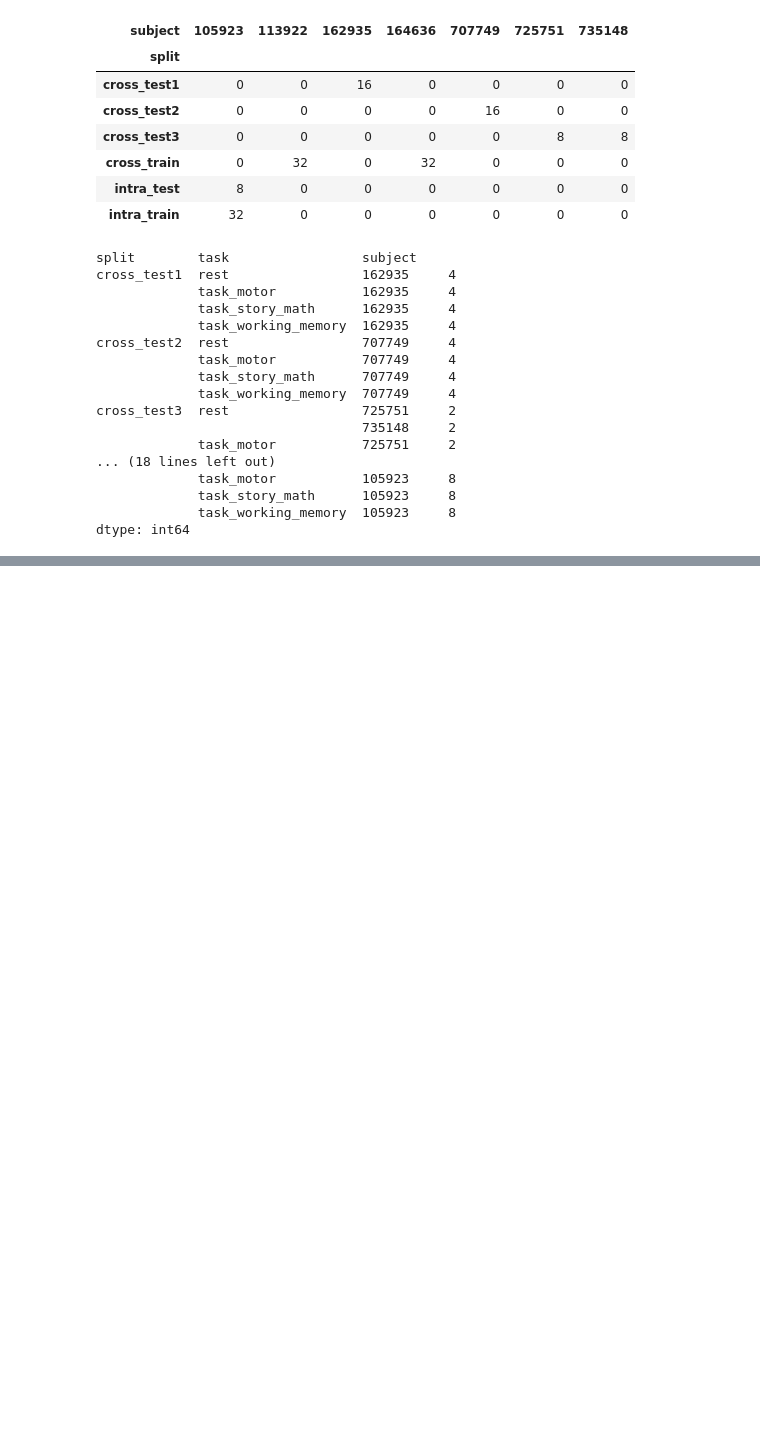
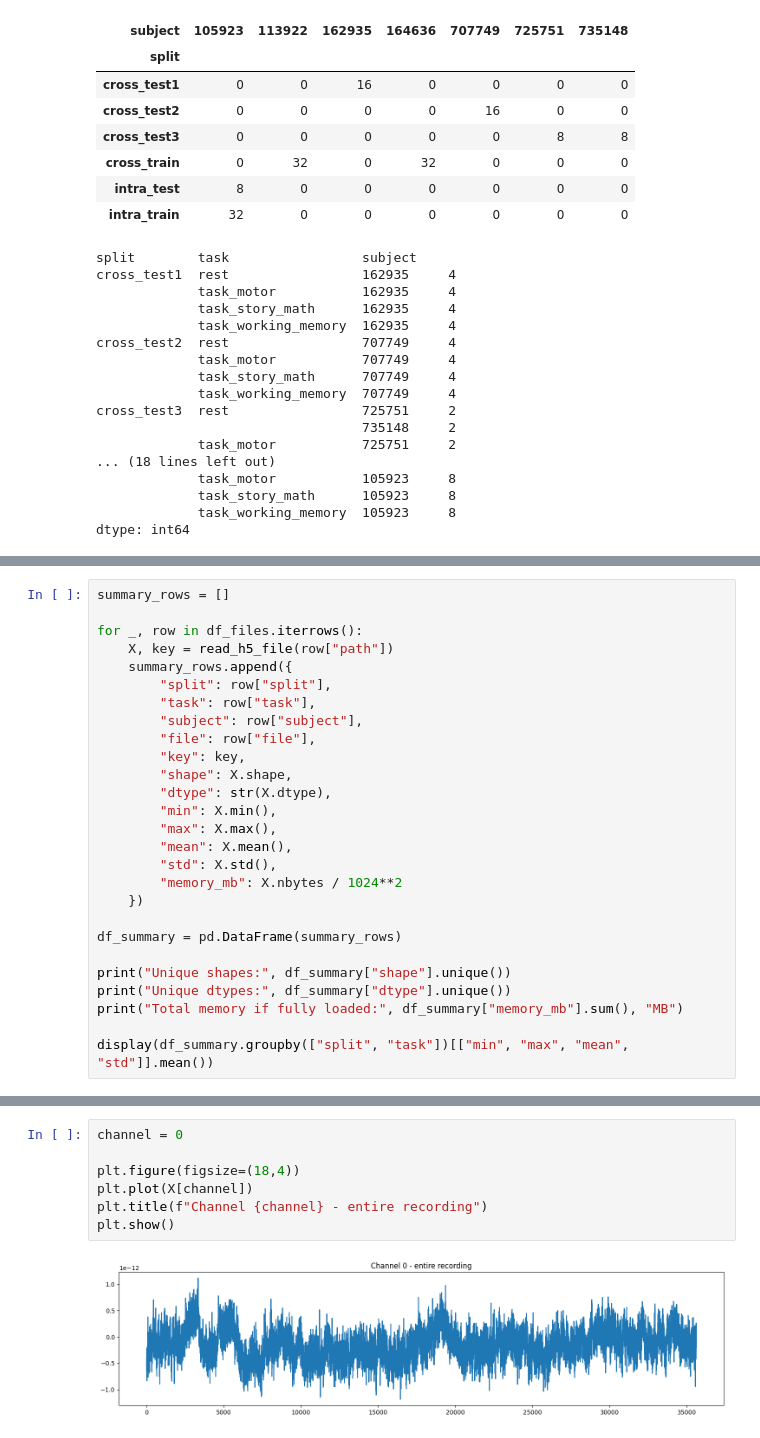
Before and after one commit to Stijnaard/DL_assignment_2, a Jupyter notebook: stijn.ipynb, the cells around one changed output, grey strips where cells are left out. Drawn from its saved outputs; the diff is of its cells as text; blank space fills up the shorter version.

```diff
--- a/stijn.ipynb
+++ b/stijn.ipynb
@@ -108,0 +165,27 @@ dtype: int64
+# %%
+summary_rows = []
+
+for _, row in df_files.iterrows():
+    X, key = read_h5_file(row["path"])
+    summary_rows.append({
+        "split": row["split"],
+        "task": row["task"],
+        "subject": row["subject"],
+        "file": row["file"],
+        "key": key,
+        "shape": X.shape,
+        "dtype": str(X.dtype),
+        "min": X.min(),
+        "max": X.max(),
+        "mean": X.mean(),
+        "std": X.std(),
+        "memory_mb": X.nbytes / 1024**2
+    })
+
+df_summary = pd.DataFrame(summary_rows)
+
+print("Unique shapes:", df_summary["shape"].unique())
+print("Unique dtypes:", df_summary["dtype"].unique())
+print("Total memory if fully loaded:", df_summary["memory_mb"].sum(), "MB")
+
+display(df_summary.groupby(["split", "task"])[["min", "max", "mean", "std"]].mean())
@@ -108,0 +214,9 @@ dtype: int64
+# %%
+channel = 0
+
+plt.figure(figsize=(18,4))
+plt.plot(X[channel])
+plt.title(f"Channel {channel} - entire recording")
+plt.show()
+# %% [output]
+[figure, added]
```
Also changed, not shown: parts of 38 cells of this notebook.
